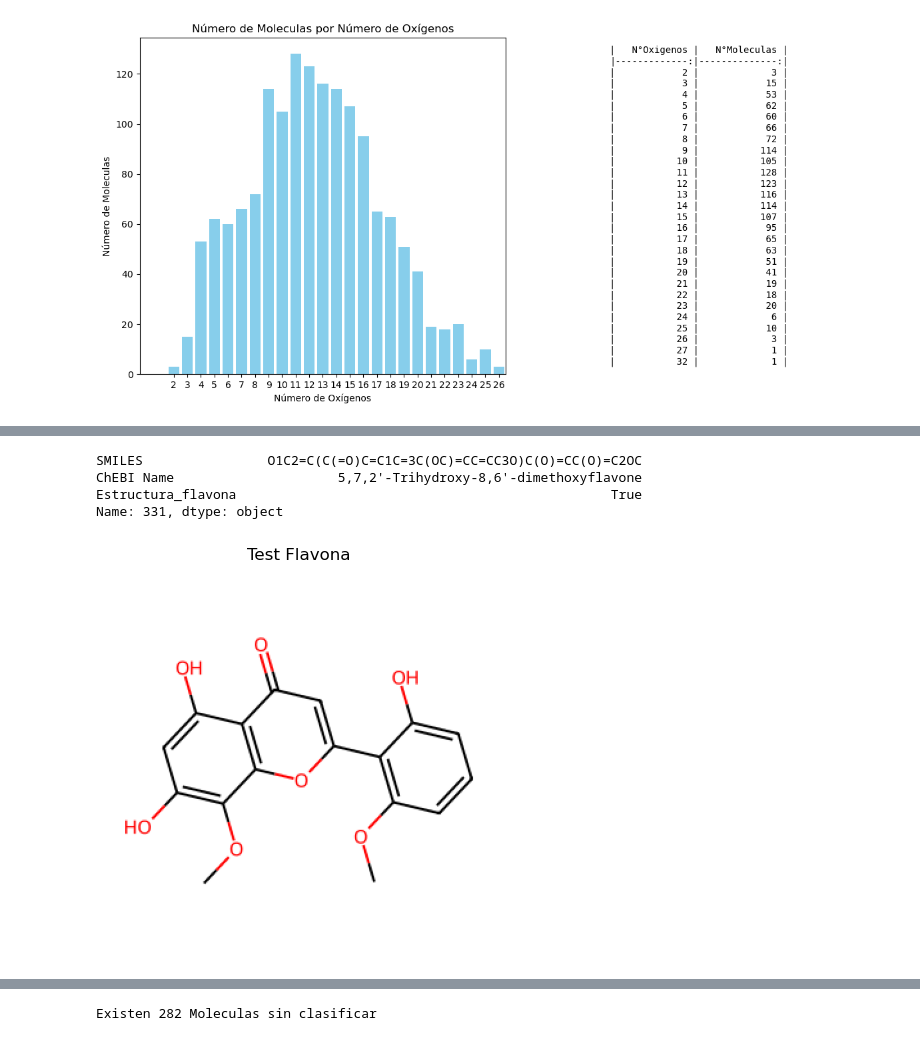
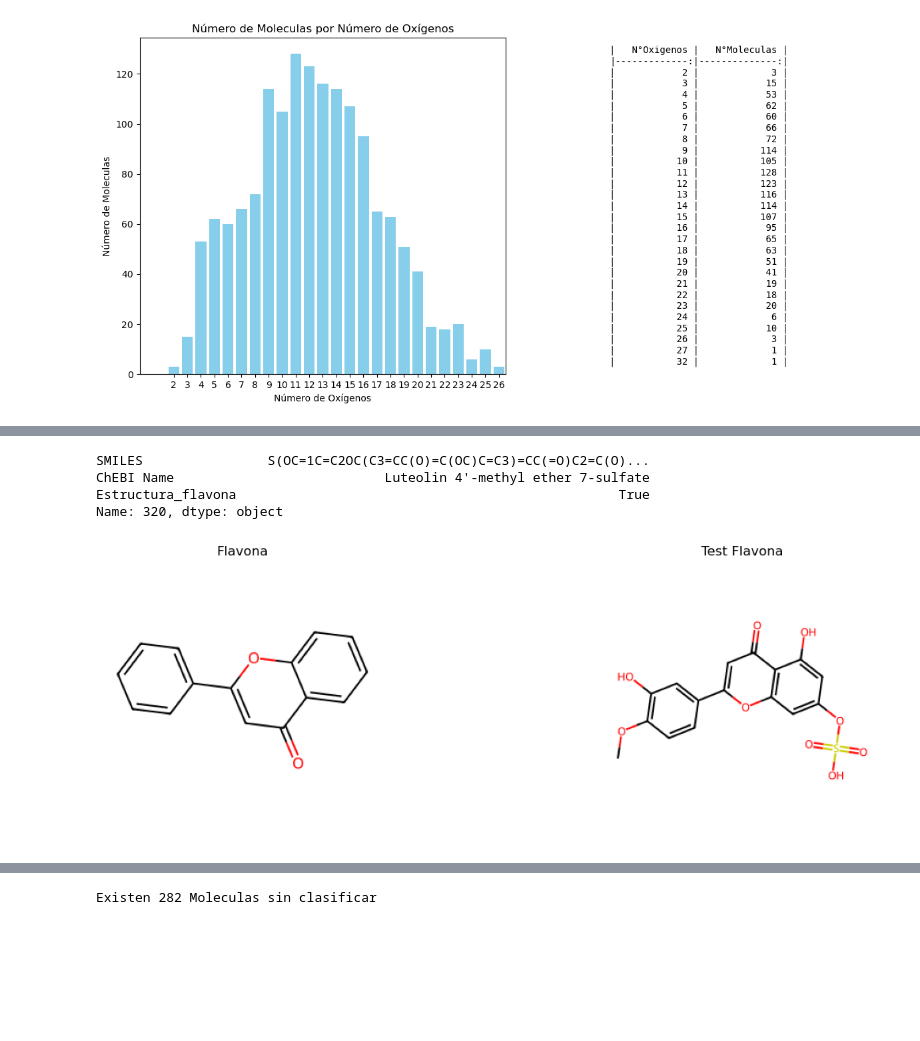
Before and after one commit to mauriciocruzriveros/BasededatosFlavonoides, a Jupyter notebook: flavonoids_collab.ipynb, the cells around one changed output, grey strips where cells are left out. Drawn from its saved outputs; the diff is of its cells as text; code cells hidden in the pictures; blank space fills up the shorter version.

```diff
--- a/flavonoids_collab.ipynb
+++ b/flavonoids_collab.ipynb
@@ -896,31 +909,34 @@ df[['Estructura_flavona', 'Estructura_flavonol', 'Tipo_flavonoide']].sample(n=10
 # %%
-#Testear Flavona
+#Testear Flavonas
 #Índices Flavona
 indices_flavona = df[df['Tipo_flavonoide'] == 'Flavona'].index.tolist()
 #Flavona Aleatorio
 test_flavona = random.choice(indices_flavona)
 #Obtener imagen
 smiles_molecula_flavona = df.loc[test_flavona, 'SMILES']
 imagen_flavona_test = plot_molecula(smiles_molecula_flavona)
 # Info Molecula
 print(df.loc[test_flavona, ['SMILES', 'ChEBI Name', 'Estructura_flavona']])
 
-# Plot = Flavona
-fig, ax = plt.subplots(1, 1, figsize=(15, 5))  # Ajusta el tamaño de la figura
-# Eliminar ejes
-ax.axis('off')
-#Subplot 1 = Test Flavona
-ax.set_title("Test Flavona")  # Título para la imagen 1
-# Mostrar la imagen de la molécula en el primer subplot
-ax.imshow(imagen_flavona_test)
-# Mostrar el gráfico
+# Plot
+fig, axs = plt.subplots(1, 2, figsize=(15, 4))  # Ajusta el tamaño de la figura
+# Subplot 1 = Flavona
+axs[0].imshow(imagen_flavona)
+axs[0].set_title("Flavona")
+axs[0].set_axis_off()
+# Subplot 2 = Test
+axs[1].imshow(imagen_flavona_test)
+axs[1].set_title("Test Flavona")
+axs[1].set_axis_off()
+#Mostrar Plot
+plt.tight_layout()
 plt.show()
 # %% [output]
-SMILES                O1C2=C(C(=O)C=C1C=3C(OC)=CC=CC3O)C(O)=CC(O)=C2OC
-ChEBI Name                     5,7,2'-Trihydroxy-8,6'-dimethoxyflavone
-Estructura_flavona                                                True
-Name: 331, dtype: object
+SMILES                S(OC=1C=C2OC(C3=CC(O)=C(OC)C=C3)=CC(=O)C2=C(O)...
+ChEBI Name                           Luteolin 4'-methyl ether 7-sulfate
+Estructura_flavona                                                 True
+Name: 320, dtype: object
-[figure, old version]
+[figure, new version]
 # %%
 #Testear Flavonol
 #Índices Flavonol
```
Also changed, not shown: parts of 31 cells of this notebook.
